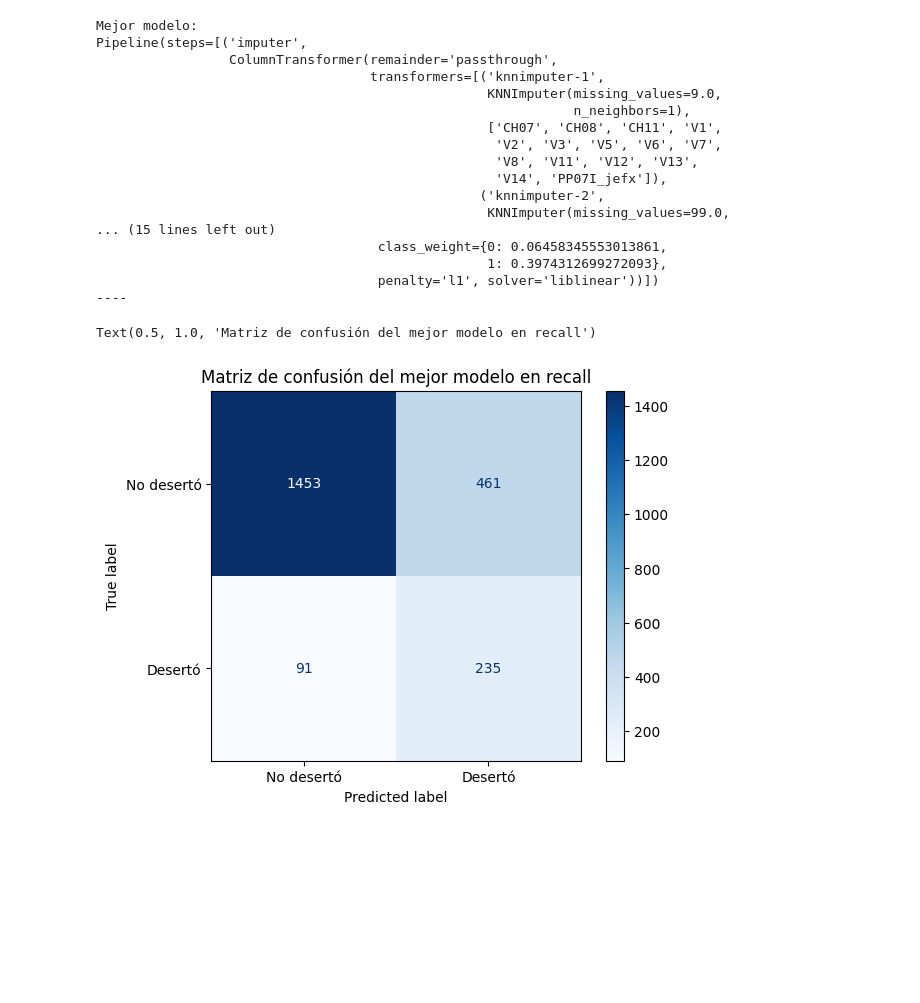
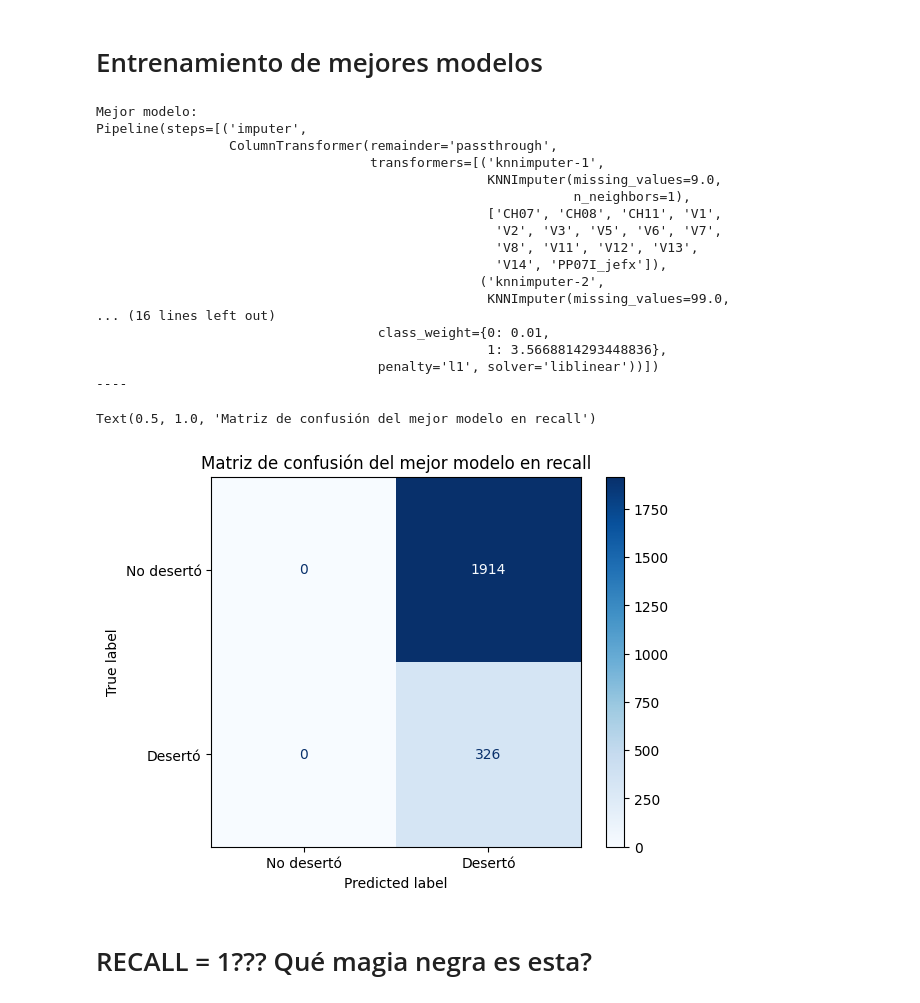
Before and after one commit to lauticouget/desercion_escolar_argentina, a Jupyter notebook: notebooks/results.ipynb, the cells around one changed output. Saved outputs shown, nothing was run; the diff lists cells and outputs as text; code cells hidden in the pictures; blank space fills up the shorter version.

Commit message:
dashboard: updated results en data no resampleada -- recall=1 magia negra

```diff
--- a/notebooks/results.ipynb
+++ b/notebooks/results.ipynb
@@ -54,3 +46,5 @@ weights = np.linspace(0.01, balanced, 10)
+# %% [markdown]
+# Entrenamiento de mejores modelos
 # %%
 import os
 
@@ -84,47 +79,50 @@ y_train = train_data.loc[:, train_data.columns == 'DESERTO'].values.ravel()
 X_test = test_data.loc[:, test_data.columns != 'DESERTO']
 y_test = test_data.loc[:, test_data.columns == 'DESERTO'].values.ravel()
 # %%
+# pipeline con imputer, scaler y encoder
 pipeline = Pipeline([
     ('imputer', im.make_imputer()),
     ('scaler', sc.make_scaler()),
     ('encoder', enc.make_encoder()),
     ('classifier', LogisticRegression(penalty='l1',
                                       solver='liblinear',
-                                      C=0.0569,
-                                      class_weight={0: 0.06458345553013861, 1: 0.3974312699272093}))
+                                      C=0.001,
+                                      class_weight={0: 0.01, 1: 3.5668814293448836}))
 ]).set_output(transform='pandas')
 
 model = pipeline.fit(X_train, y_train)
 print(f"Mejor modelo: \n{model}\n----")
 
 y_pred = model.predict(X_test)
 conf_matrix = confusion_matrix(y_test, y_pred)
 class_names = ['No desertó', 'Desertó']
 
 Display = ConfusionMatrixDisplay(confusion_matrix=conf_matrix, display_labels=class_names)
 
 Display.plot(cmap=plt.cm.Blues)
 plt.title(f'Matriz de confusión del mejor modelo en recall')
 # %% [output]
 Mejor modelo:
 Pipeline(steps=[('imputer',
                  ColumnTransformer(remainder='passthrough',
                                    transformers=[('knnimputer-1',
                                                   KNNImputer(missing_values=9.0,
                                                              n_neighbors=1),
                                                   ['CH07', 'CH08', 'CH11', 'V1',
                                                    'V2', 'V3', 'V5', 'V6', 'V7',
                                                    'V8', 'V11', 'V12', 'V13',
                                                    'V14', 'PP07I_jefx']),
                                                  ('knnimputer-2',
                                                   KNNImputer(missing_values=99.0,
-... (15 lines left out)
-                                    class_weight={0: 0.06458345553013861,
-                                                  1: 0.3974312699272093},
+... (16 lines left out)
+                                    class_weight={0: 0.01,
+                                                  1: 3.5668814293448836},
                                     penalty='l1', solver='liblinear'))])
 ----
 Text(0.5, 1.0, 'Matriz de confusión del mejor modelo en recall')
-[figure, old version]
+[figure, new version]
+# %% [markdown]
+# RECALL = 1??? Qué magia negra es esta?
 # %%
 coefs = pd.DataFrame(model.named_steps['classifier'].coef_, columns=model.named_steps['encoder'].get_feature_names_out()).T
 coefs.rename({0: 'value'}, axis=1, inplace=True)
```
Also changed, not shown: parts of 10 cells of this notebook.
